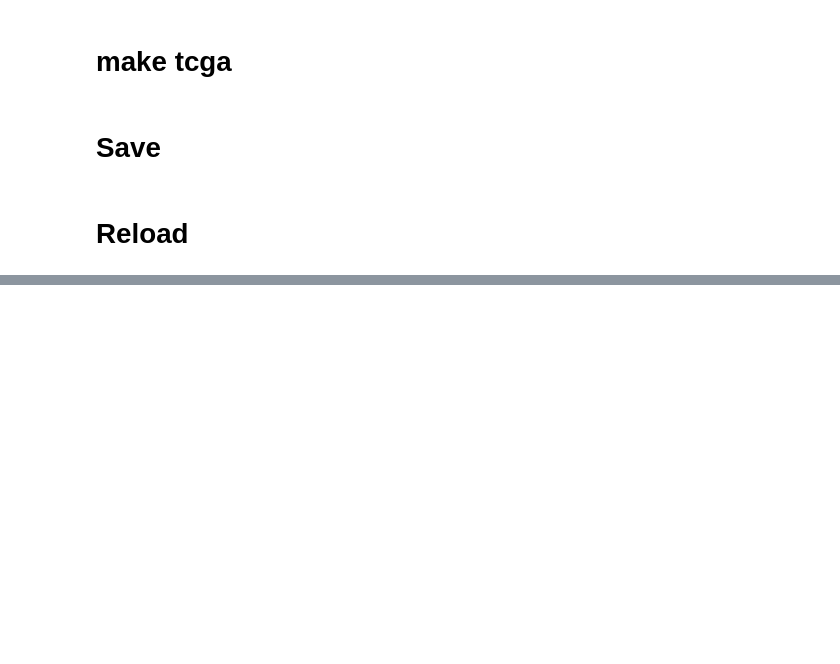
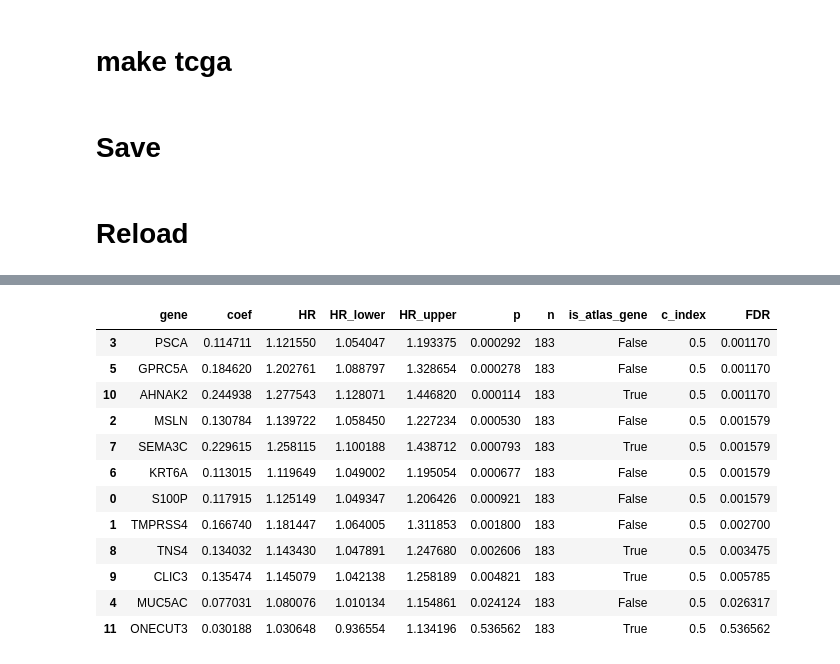
Before and after one commit to theislab/human-pancreas-cell-atlas, a Jupyter notebook: Downstream/TCGA.ipynb, the cells around one changed output, grey strips where cells are left out. Saved outputs shown, nothing was run; the diff lists cells and outputs as text; code cells hidden in the pictures; blank space fills up the shorter version.

```diff
--- a/Downstream/TCGA.ipynb
+++ b/Downstream/TCGA.ipynb
@@ -698,0 +335,18 @@ lower quartile n: 46
+# %%
+
+# -----------------------------
+# 4. Cox helper
+# -----------------------------
+
+def run_cox(df, variables, penalizer=0.1):
+    cols = variables + ["time", "event"]
+
+    if "gender_encoded" in df.columns:
+        cols.insert(-2, "gender_encoded")
+
+    cox_df = df[cols].dropna().copy()
+
+    cph = CoxPHFitter(penalizer=penalizer)
+    cph.fit(cox_df, duration_col="time", event_col="event")
+
+    return cph, cox_df
@@ -698,0 +502,51 @@ lower quartile n: 46
+# %%
+
+# -----------------------------
+# 8. Per-gene Cox models
+# -----------------------------
+
+gene_results = []
+
+for gene in malignant_genes:
+    cph, cox_df = run_cox(df, [gene])
+
+    row = cph.summary.loc[gene]
+
+    gene_results.append({
+        "gene": gene,
+        "coef": row["coef"],
+        "HR": row["exp(coef)"],
+        "HR_lower": row["exp(coef) lower 95%"],
+        "HR_upper": row["exp(coef) upper 95%"],
+        "p": row["p"],
+        "n": cox_df.shape[0],
+        "is_atlas_gene": gene in atlas_genes,
+        "c_index": cph.concordance_index_,
+    })
+
+gene_results = pd.DataFrame(gene_results)
+
+gene_results["FDR"] = multipletests(
+    gene_results["p"],
+    method="fdr_bh"
+)[1]
+
+gene_results = gene_results.sort_values("FDR")
+
+display(gene_results)
+
+gene_results.to_csv("malignant_gene_cox_results.csv", index=False)
+# %% [output]
+|  | gene | coef | HR | HR_lower | HR_upper | p | n | is_atlas_gene | c_index | FDR |
+| 3 | PSCA | 0.114711 | 1.121550 | 1.054047 | 1.193375 | 0.000292 | 183 | False | 0.5 | 0.001170 |
+| 5 | GPRC5A | 0.184620 | 1.202761 | 1.088797 | 1.328654 | 0.000278 | 183 | False | 0.5 | 0.001170 |
+| 10 | AHNAK2 | 0.244938 | 1.277543 | 1.128071 | 1.446820 | 0.000114 | 183 | True | 0.5 | 0.001170 |
+| 2 | MSLN | 0.130784 | 1.139722 | 1.058450 | 1.227234 | 0.000530 | 183 | False | 0.5 | 0.001579 |
+| 7 | SEMA3C | 0.229615 | 1.258115 | 1.100188 | 1.438712 | 0.000793 | 183 | True | 0.5 | 0.001579 |
+| 6 | KRT6A | 0.113015 | 1.119649 | 1.049002 | 1.195054 | 0.000677 | 183 | False | 0.5 | 0.001579 |
+| 0 | S100P | 0.117915 | 1.125149 | 1.049347 | 1.206426 | 0.000921 | 183 | False | 0.5 | 0.001579 |
+| 1 | TMPRSS4 | 0.166740 | 1.181447 | 1.064005 | 1.311853 | 0.001800 | 183 | False | 0.5 | 0.002700 |
+| 8 | TNS4 | 0.134032 | 1.143430 | 1.047891 | 1.247680 | 0.002606 | 183 | True | 0.5 | 0.003475 |
+| 9 | CLIC3 | 0.135474 | 1.145079 | 1.042138 | 1.258189 | 0.004821 | 183 | True | 0.5 | 0.005785 |
+| 4 | MUC5AC | 0.077031 | 1.080076 | 1.010134 | 1.154861 | 0.024124 | 183 | False | 0.5 | 0.026317 |
+| 11 | ONECUT3 | 0.030188 | 1.030648 | 0.936554 | 1.134196 | 0.536562 | 183 | True | 0.5 | 0.536562 |
```
Also changed, not shown: parts of 27 cells of this notebook, 2 other files.
